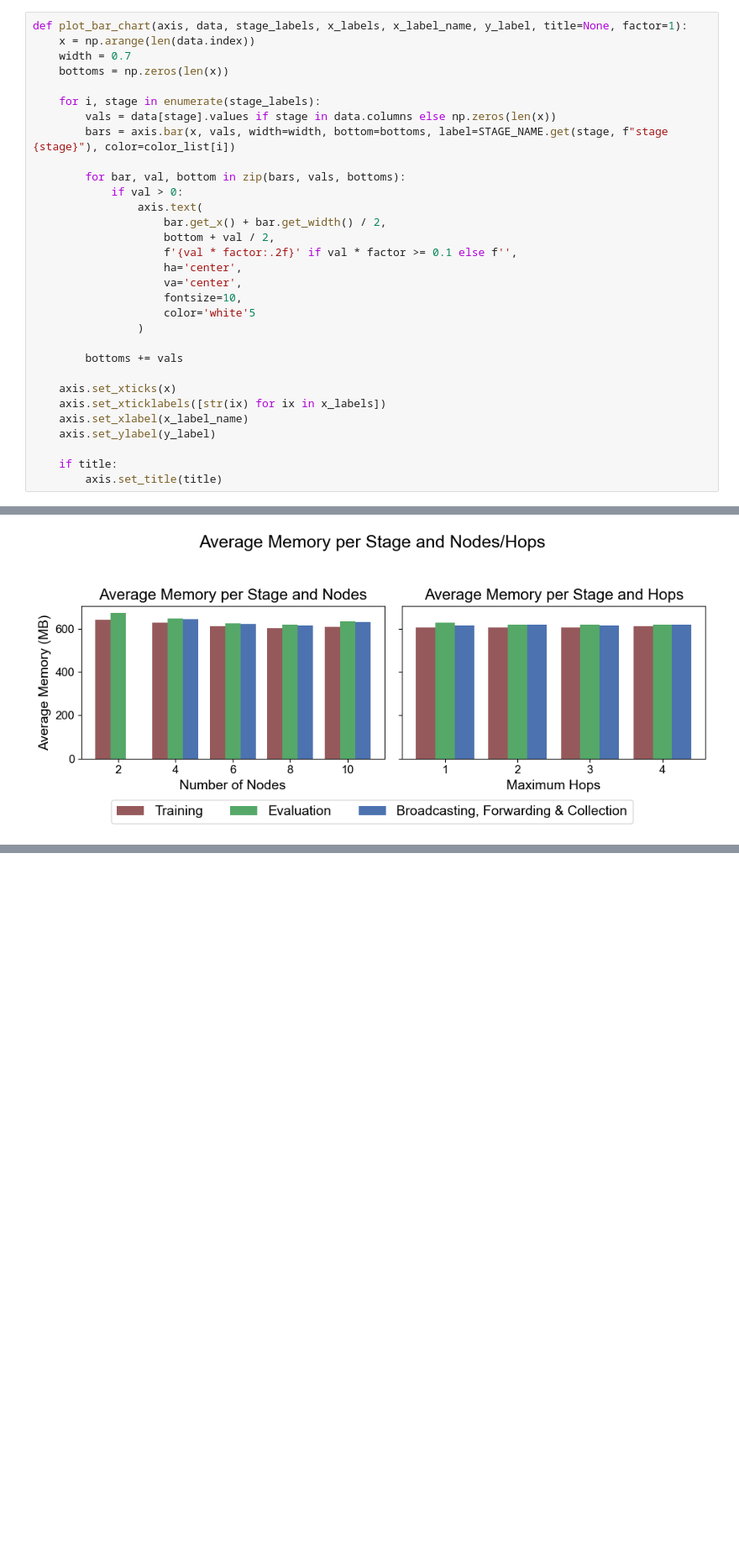
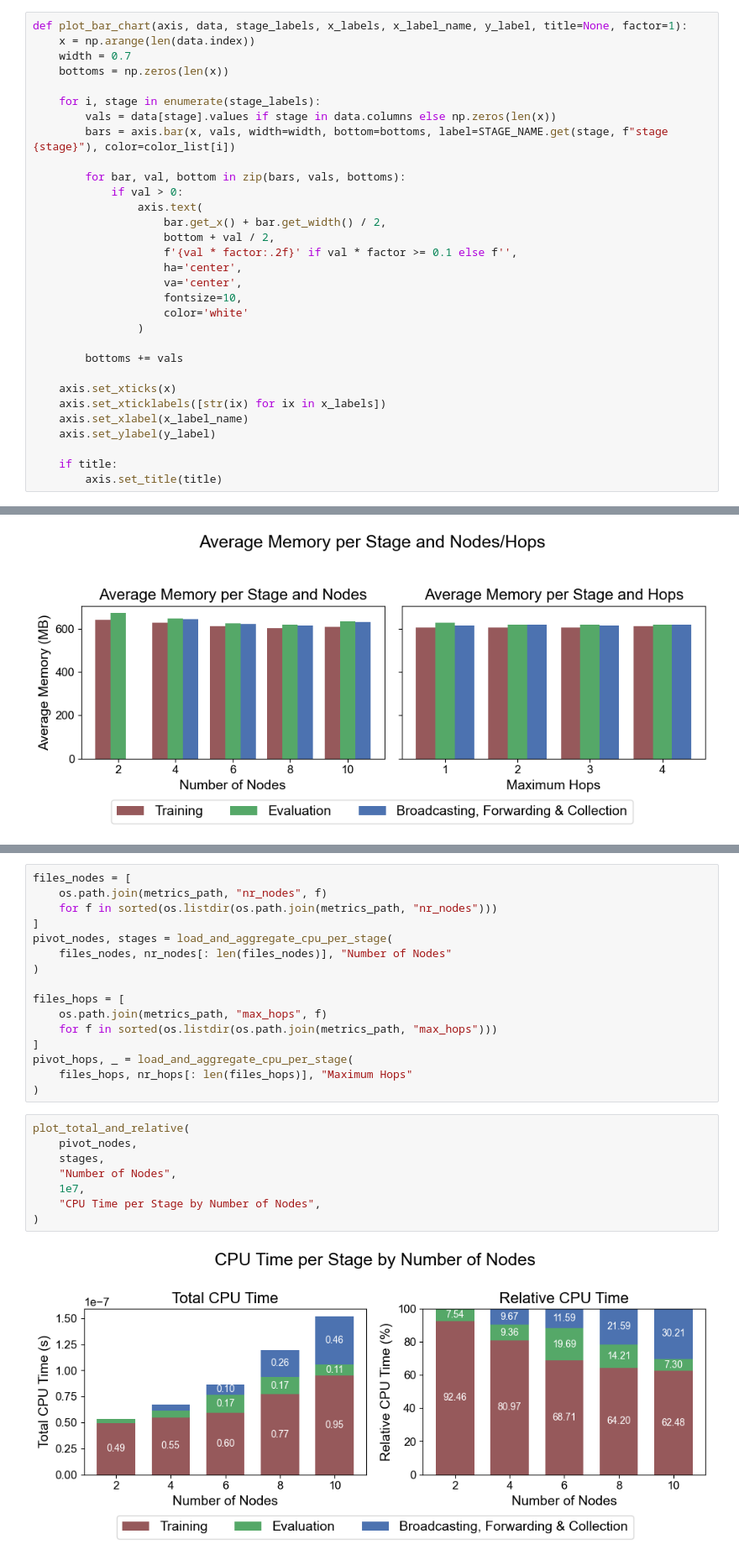
Before and after one commit to Altishofer/DFL_PeerBasedMixing, a Jupyter notebook: experiments/3_computational_resources.ipynb, the cells around one changed output, grey strips where cells are left out. Shown at 84% size. Cells and saved outputs as stored; diff of their text form; blank space fills up the shorter version.

```diff
--- a/experiments/3_computational_resources.ipynb
+++ b/experiments/3_computational_resources.ipynb
@@ -182,7 +182,7 @@ def plot_bar_chart(axis, data, stage_labels, x_labels, x_label_name, y_label, ti
                     ha='center',
                     va='center',
                     fontsize=10,
-                    color='white'5
+                    color='white'
                 )
 
         bottoms += vals
@@ -352,0 +346,26 @@ plot_side_by_side_grouped(
+# %%
+files_nodes = [
+    os.path.join(metrics_path, "nr_nodes", f)
+    for f in sorted(os.listdir(os.path.join(metrics_path, "nr_nodes")))
+]
+pivot_nodes, stages = load_and_aggregate_cpu_per_stage(
+    files_nodes, nr_nodes[: len(files_nodes)], "Number of Nodes"
+)
+
+files_hops = [
+    os.path.join(metrics_path, "max_hops", f)
+    for f in sorted(os.listdir(os.path.join(metrics_path, "max_hops")))
+]
+pivot_hops, _ = load_and_aggregate_cpu_per_stage(
+    files_hops, nr_hops[: len(files_hops)], "Maximum Hops"
+)
+# %%
+plot_total_and_relative(
+    pivot_nodes,
+    stages,
+    "Number of Nodes",
+    1e7,
+    "CPU Time per Stage by Number of Nodes",
+)
+# %% [output]
+[figure, added]
```
Also changed, not shown: parts of 5 cells of this notebook, 16 other files.
